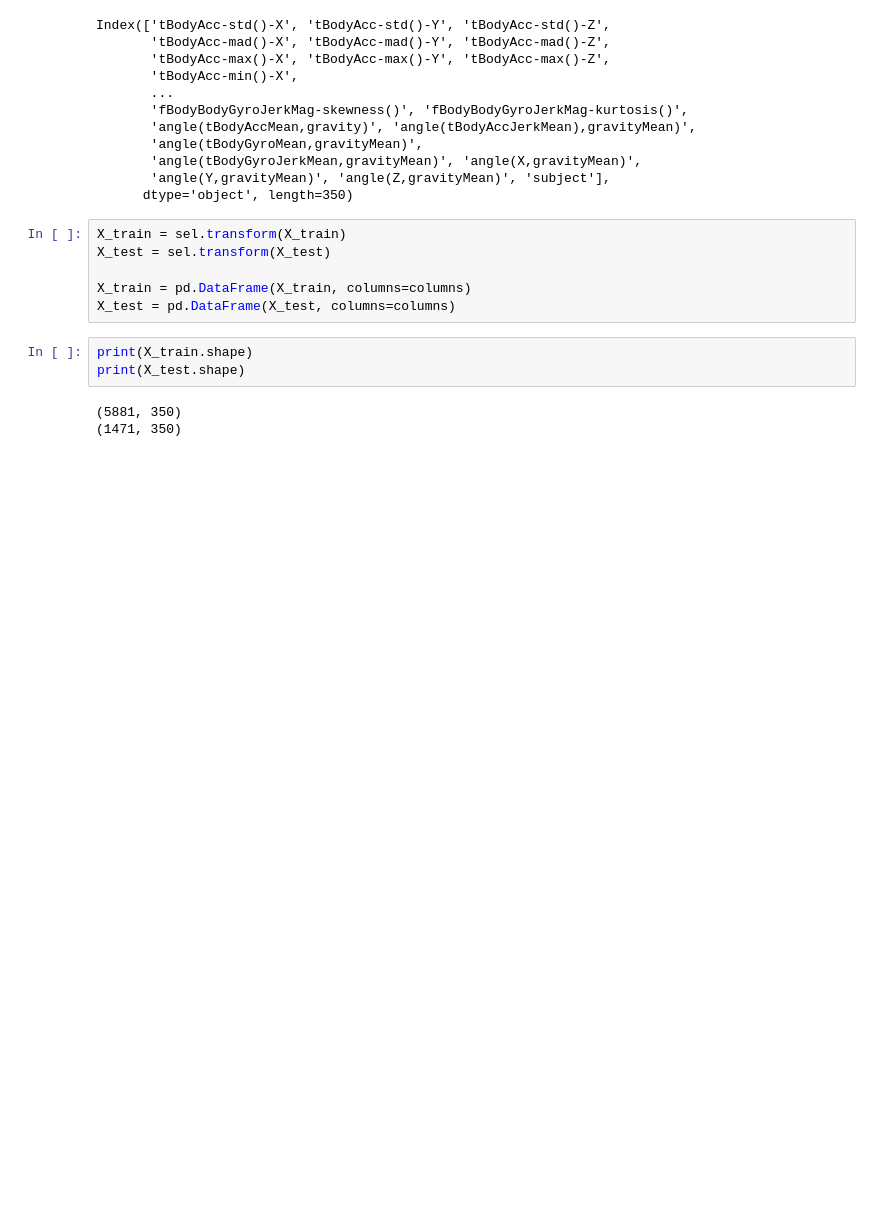
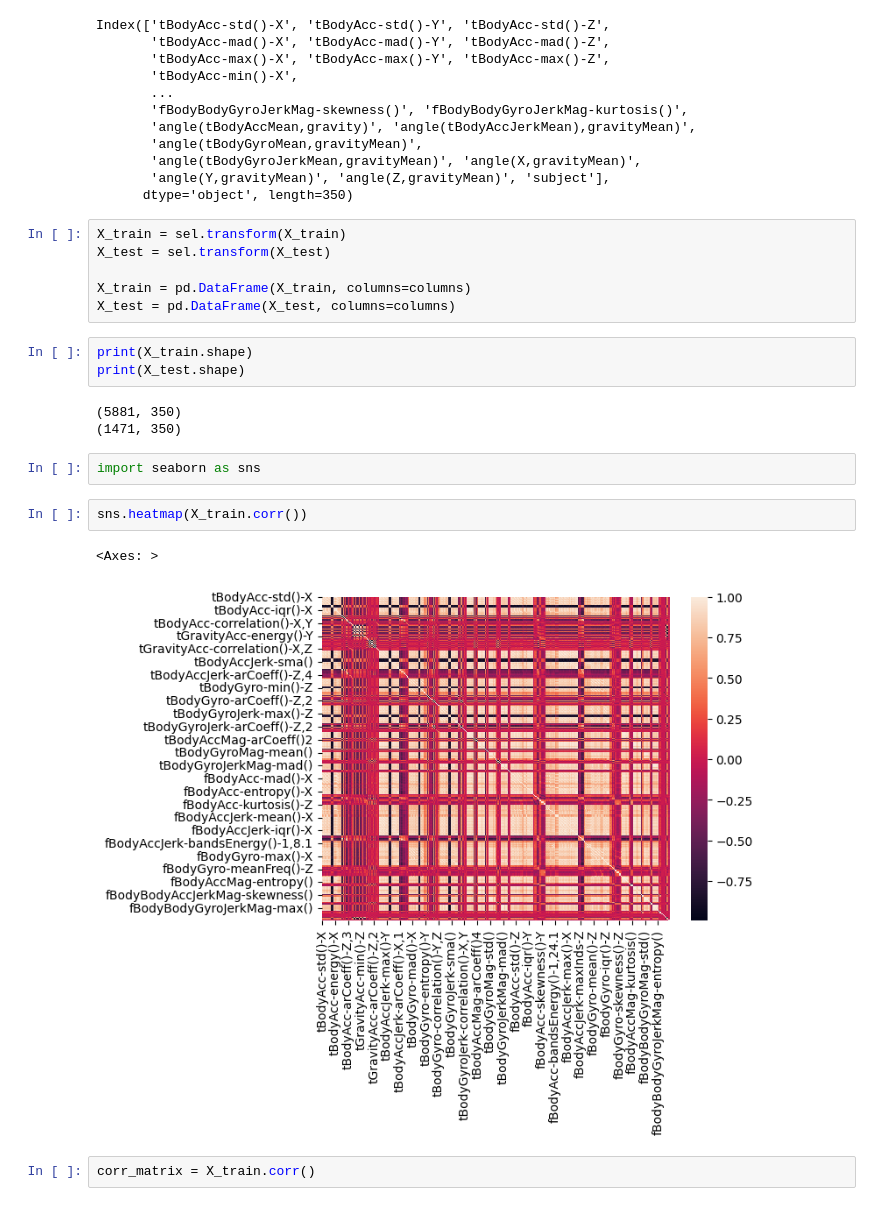
Before and after one commit to 2022BCD0052/Machine-Learning, a Jupyter notebook: feature selection/featureSelection.ipynb, the cells around one changed output. Saved outputs shown, nothing was run; the diff lists cells and outputs as text; blank space fills up the shorter version.

Commit message:
use correlation in feature selection matrix

```diff
--- a/feature selection/featureSelection.ipynb
+++ b/feature selection/featureSelection.ipynb
@@ -148,3 +148,12 @@ print(X_test.shape)
 # %% [output]
 (5881, 350)
 (1471, 350)
+# %%
+import seaborn as sns
+# %%
+sns.heatmap(X_train.corr())
+# %% [output]
+<Axes: >
+[figure, added]
+# %%
+corr_matrix = X_train.corr()
```
Also changed, not shown: parts of 3 cells of this notebook.
